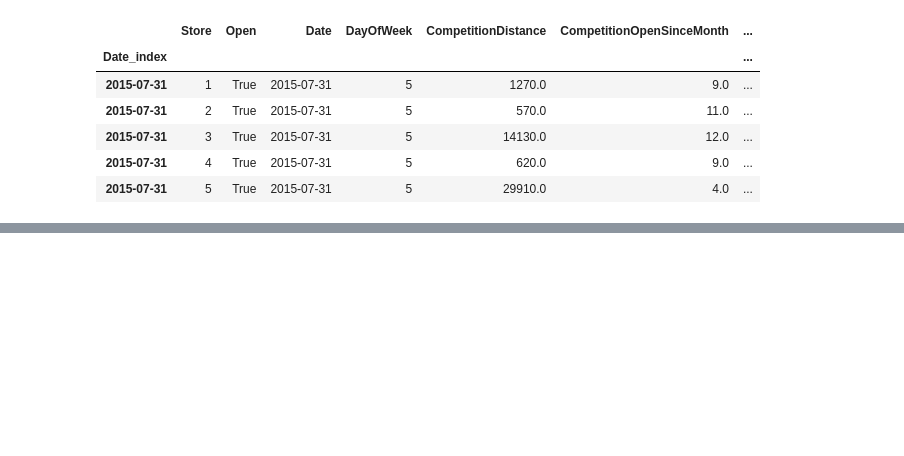
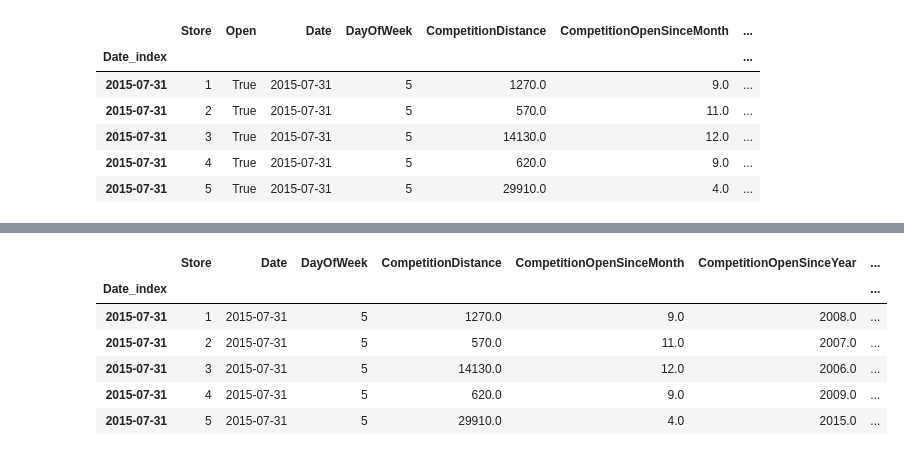
Before and after one commit to AhmedMagdy-GH/sales-forecasting-optimization, a Jupyter notebook: Notebooks/Preprocessing/03_data_cleaning.ipynb, the cells around one changed output, grey strips where cells are left out. Drawn from its saved outputs; the diff is of its cells as text; code cells hidden in the pictures; blank space fills up the shorter version.

```diff
--- a/Notebooks/Preprocessing/03_data_cleaning.ipynb
+++ b/Notebooks/Preprocessing/03_data_cleaning.ipynb
@@ -348,0 +406,4 @@ data.drop(columns="Open",inplace= True)
+# %%
+data["PromoInterval"] = data["PromoInterval"].fillna("no_promo")
+data["Promo2SinceWeek"] = data["Promo2SinceWeek"].fillna(0)
+data["Promo2SinceYear"] = data["Promo2SinceYear"].fillna(0)
@@ -348,0 +414,10 @@ data.drop(columns="Open",inplace= True)
+# %%
+data.head()
+# %% [output]
+|  | Store | Date | DayOfWeek | CompetitionDistance | CompetitionOpenSinceMonth | CompetitionOpenSinceYear | ... |
+| Date_index |  |  |  |  |  |  | ... |
+| 2015-07-31 | 1 | 2015-07-31 | 5 | 1270.0 | 9.0 | 2008.0 | ... |
+| 2015-07-31 | 2 | 2015-07-31 | 5 | 570.0 | 11.0 | 2007.0 | ... |
+| 2015-07-31 | 3 | 2015-07-31 | 5 | 14130.0 | 12.0 | 2006.0 | ... |
+| 2015-07-31 | 4 | 2015-07-31 | 5 | 620.0 | 9.0 | 2009.0 | ... |
+| 2015-07-31 | 5 | 2015-07-31 | 5 | 29910.0 | 4.0 | 2015.0 | ... |
```
Also changed, not shown: parts of 18 cells of this notebook, 1 other file.
